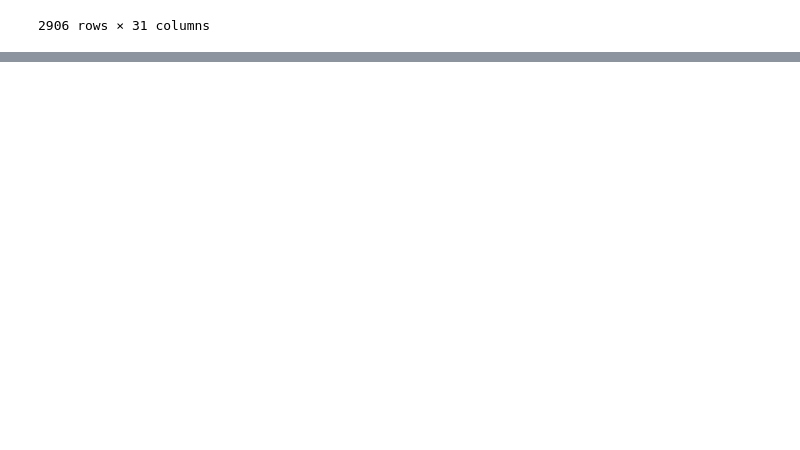
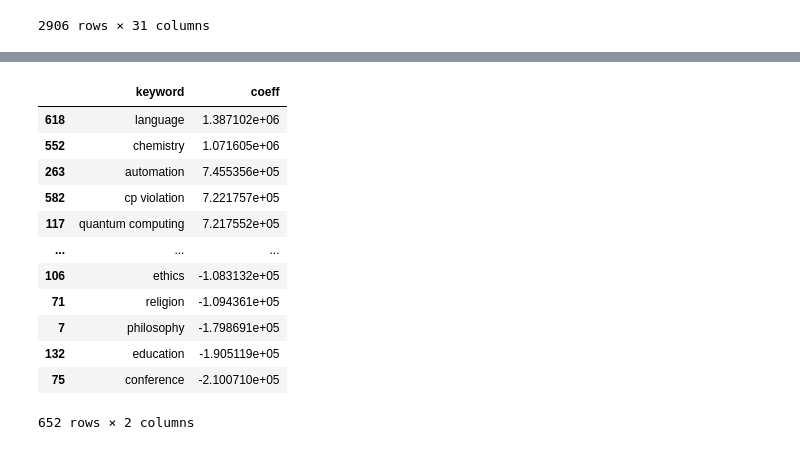
Before and after one commit to ColasDroin/wrangling_snsf, a Jupyter notebook: analysis.ipynb, the cells around one changed output, grey strips where cells are left out. Cells and saved outputs as stored; diff of their text form; code cells hidden in the pictures; blank space fills up the shorter version.

```diff
--- a/analysis.ipynb
+++ b/analysis.ipynb
@@ -144,0 +357,16 @@ df_2024.to_json('../app/public/data/grant_2024.json', orient='records')
+# %%
+df_keywords_coeff
+# %% [output]
+|  | keyword | coeff |
+| 618 | language | 1.387102e+06 |
+| 552 | chemistry | 1.071605e+06 |
+| 263 | automation | 7.455356e+05 |
+| 582 | cp violation | 7.221757e+05 |
+| 117 | quantum computing | 7.217552e+05 |
+| ... | ... | ... |
+| 106 | ethics | -1.083132e+05 |
+| 71 | religion | -1.094361e+05 |
+| 7 | philosophy | -1.798691e+05 |
+| 132 | education | -1.905119e+05 |
+| 75 | conference | -2.100710e+05 |
+652 rows × 2 columns
```
Also changed, not shown: parts of 26 cells of this notebook.
